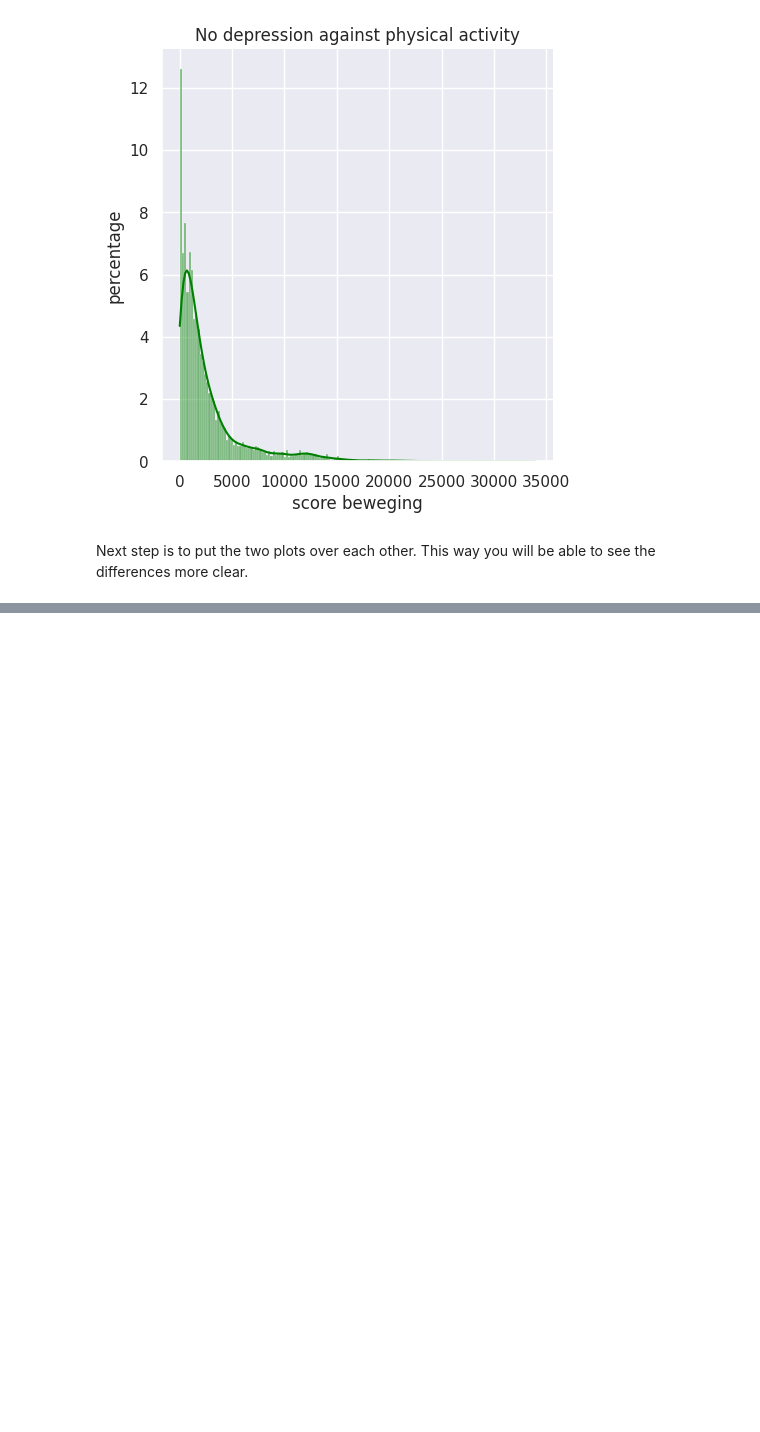
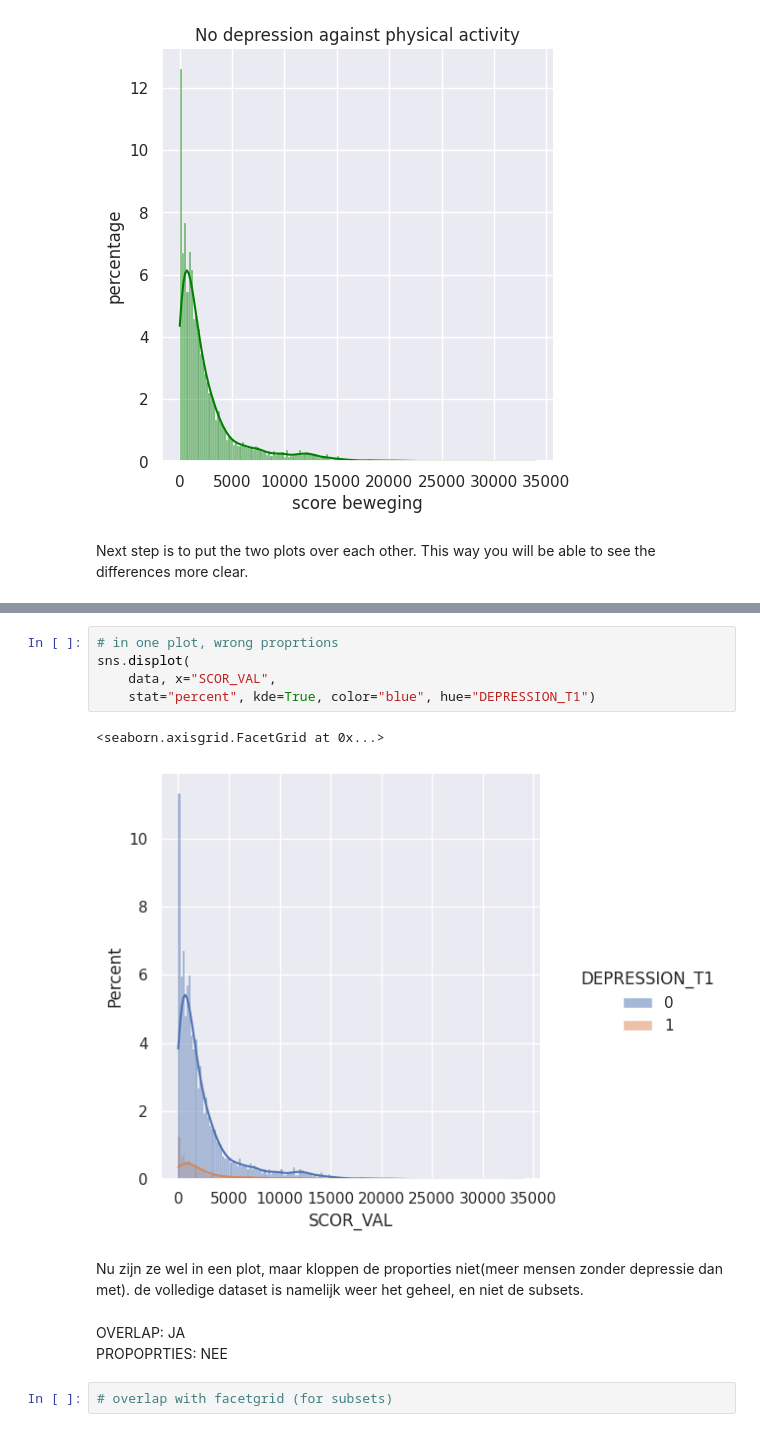
Before and after one commit to irisineke/Lifelines, a Jupyter notebook: logboek.ipynb, the cells around one changed output, grey strips where cells are left out. Cells and saved outputs as stored; diff of their text form; blank space fills up the shorter version.

```diff
--- a/logboek.ipynb
+++ b/logboek.ipynb
@@ -333,0 +428,15 @@ depression_grouped_data = data.groupby(by="DEPRESSION_T1")
+# %%
+# in one plot, wrong proprtions
+sns.displot(
+    data, x="SCOR_VAL",
+    stat="percent", kde=True, color="blue", hue="DEPRESSION_T1")
+# %% [output]
+<seaborn.axisgrid.FacetGrid at 0x...>
+[figure, added]
+# %% [markdown]
+Nu zijn ze wel in een plot, maar kloppen de proporties niet(meer mensen zonder depressie dan met). de volledige dataset is namelijk weer het geheel, en niet de subsets.
+# %% [markdown]
+OVERLAP: JA \
+PROPOPRTIES: NEE
+# %%
+# overlap with facetgrid (for subsets)
```
Also changed, not shown: parts of 13 cells of this notebook, 1 other file.
